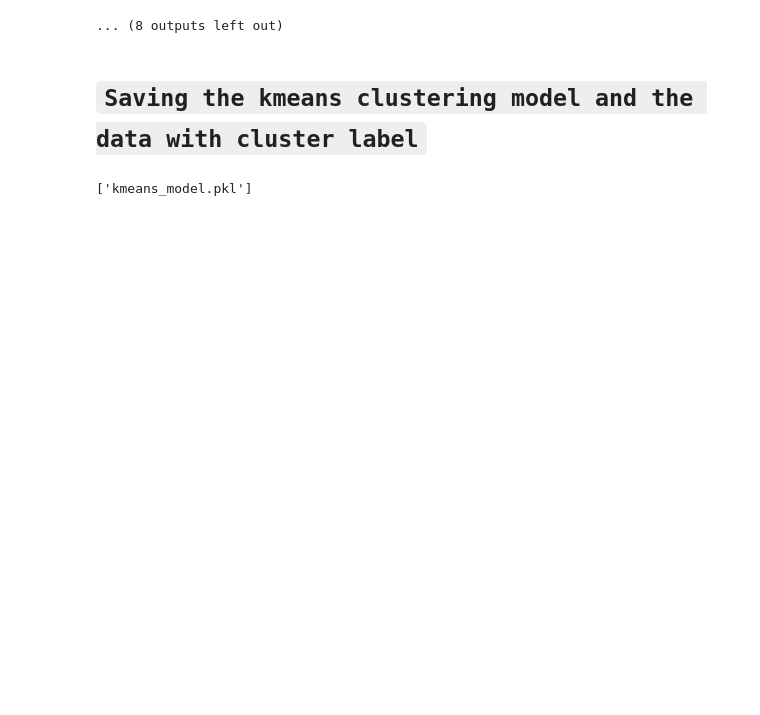
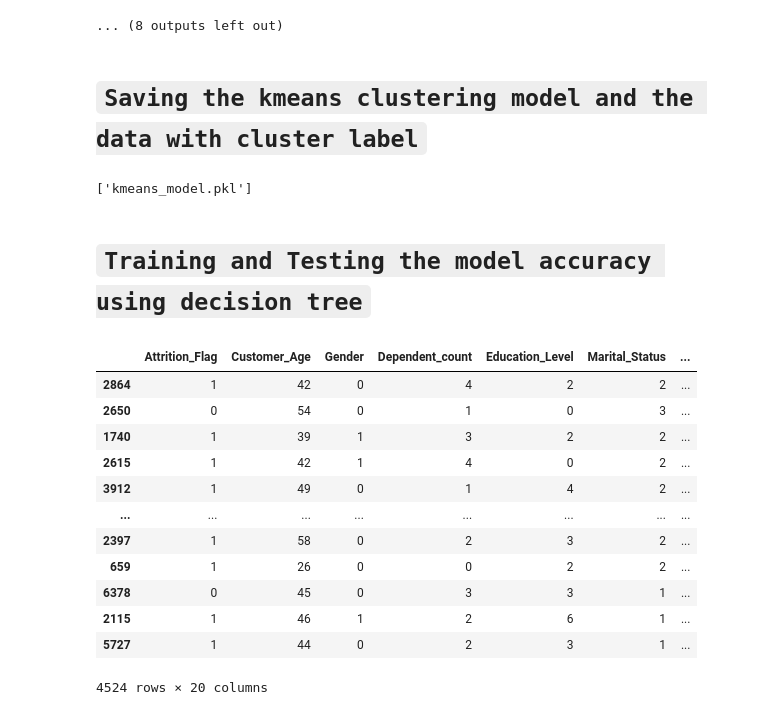
Before and after one commit to prashantpq/Data-Science-Internship, a Jupyter notebook: Week_3/Customer_Segmentation/main.ipynb, the cells around one changed output. Cells and saved outputs as stored; diff of their text form; code cells hidden in the pictures; blank space fills up the shorter version.

```diff
--- a/Week_3/Customer_Segmentation/main.ipynb
+++ b/Week_3/Customer_Segmentation/main.ipynb
@@ -778,3 +801,26 @@ joblib.dump(kmeans_model, "kmeans_model.pkl")
 ['kmeans_model.pkl']
 # %%
 cluster_df.to_csv("Clustered_Customer_Data.csv")
+# %% [markdown]
+# `Training and Testing the model accuracy using decision tree`
+# %%
+#Split Dataset
+X = cluster_df.drop(['Cluster'],axis=1)
+y= cluster_df[['Cluster']]
+X_train, X_test, y_train, y_test =train_test_split(X, y, test_size=0.3)
+# %%
+X_train
+# %% [output]
+|  | Attrition_Flag | Customer_Age | Gender | Dependent_count | Education_Level | Marital_Status | ... |
+| 2864 | 1 | 42 | 0 | 4 | 2 | 2 | ... |
+| 2650 | 0 | 54 | 0 | 1 | 0 | 3 | ... |
+| 1740 | 1 | 39 | 1 | 3 | 2 | 2 | ... |
+| 2615 | 1 | 42 | 1 | 4 | 0 | 2 | ... |
+| 3912 | 1 | 49 | 0 | 1 | 4 | 2 | ... |
+| ... | ... | ... | ... | ... | ... | ... | ... |
+| 2397 | 1 | 58 | 0 | 2 | 3 | 2 | ... |
+| 659 | 1 | 26 | 0 | 0 | 2 | 2 | ... |
+| 6378 | 0 | 45 | 0 | 3 | 3 | 1 | ... |
+| 2115 | 1 | 46 | 1 | 2 | 6 | 1 | ... |
+| 5727 | 1 | 44 | 0 | 2 | 3 | 1 | ... |
+4524 rows × 20 columns
```
Also changed, not shown: parts of 13 cells of this notebook, 3 other files.
